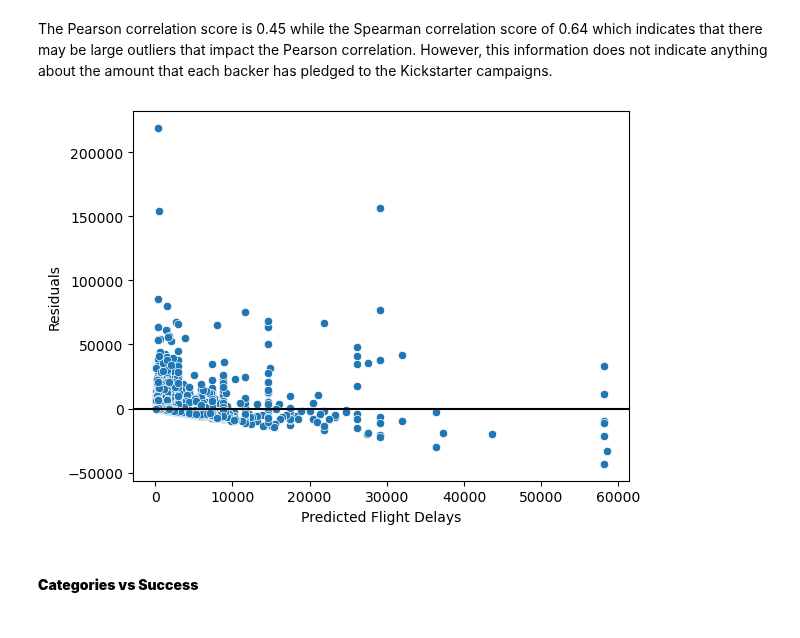
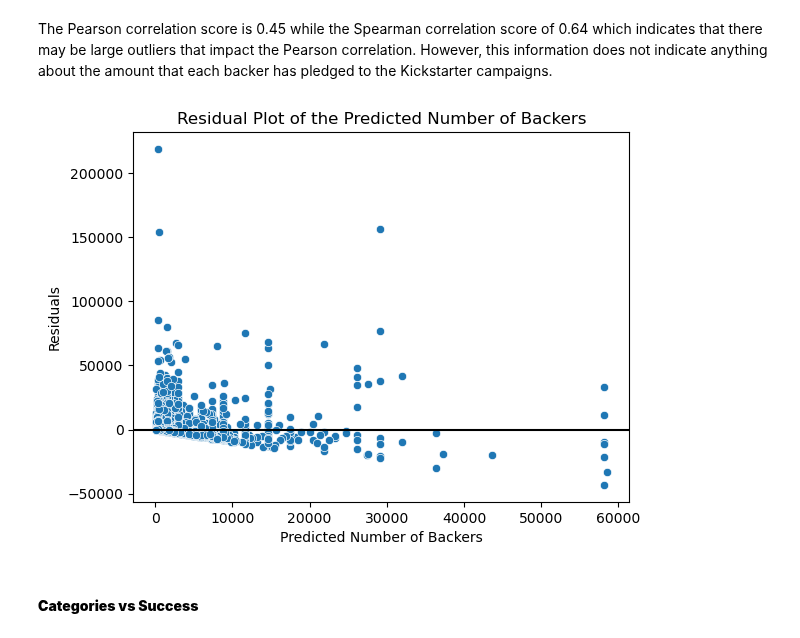
Before and after one commit to catherine-fang-git/kickstarter_project_success_info2950, a Jupyter notebook: INFO2950_Phase2.ipynb, the cells around one changed output. Drawn from its saved outputs; the diff is of its cells as text; code cells hidden in the pictures.

```diff
--- a/INFO2950_Phase2.ipynb
+++ b/INFO2950_Phase2.ipynb
@@ -306,13 +305,14 @@ The Pearson correlation score is 0.45 while the Spearman correlation score of 0.
 # %%
 goal_predictions = model.predict(success_proj[["GOAL_IN_USD"]])
 goal_residuals = success_proj["BACKERS_COUNT"] - goal_predictions
 sns.scatterplot(x = goal_predictions, y = goal_residuals, marker = "o")
-plt.xlabel("Predicted Flight Delays")
+plt.xlabel("Predicted Number of Backers")
 plt.ylabel("Residuals")
+plt.title("Residual Plot of the Predicted Number of Backers")
 plt.axhline(y=0, color = "black")
 plt.show()
 # %% [output]
-[figure, old version]
+[figure, new version]
 # %% [markdown]
 #### **Categories vs Success**
 # %% [markdown]
```
Also changed, not shown: parts of 8 cells of this notebook.
